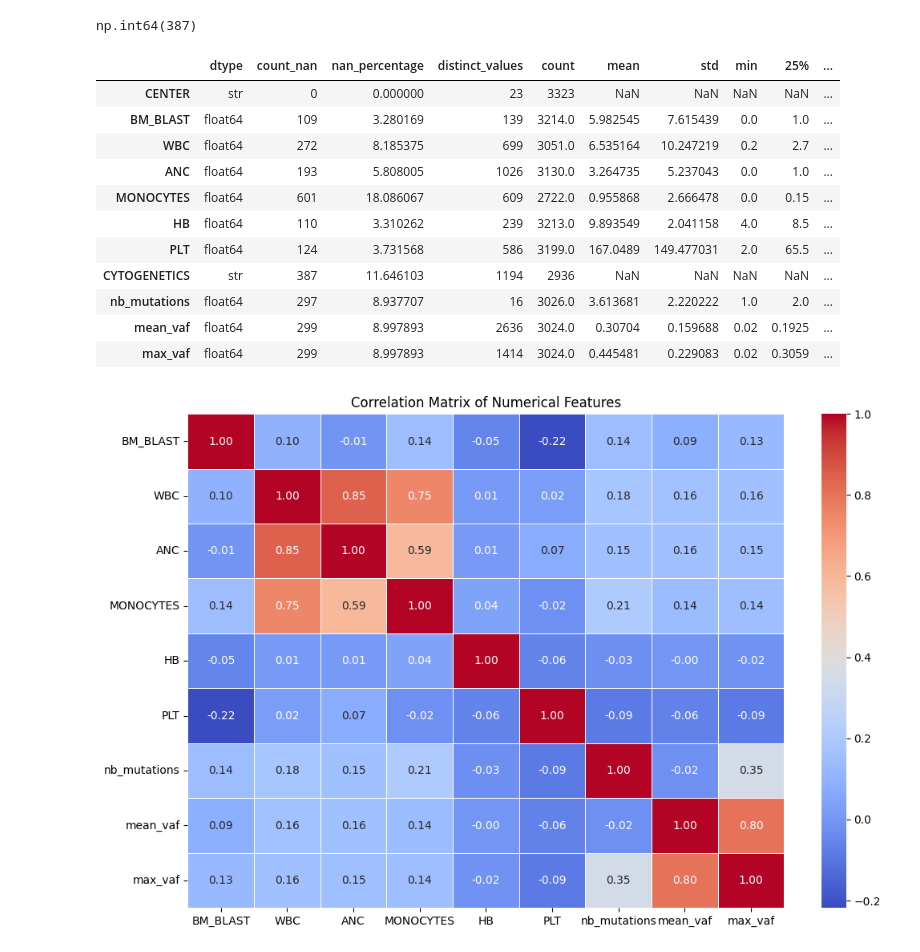
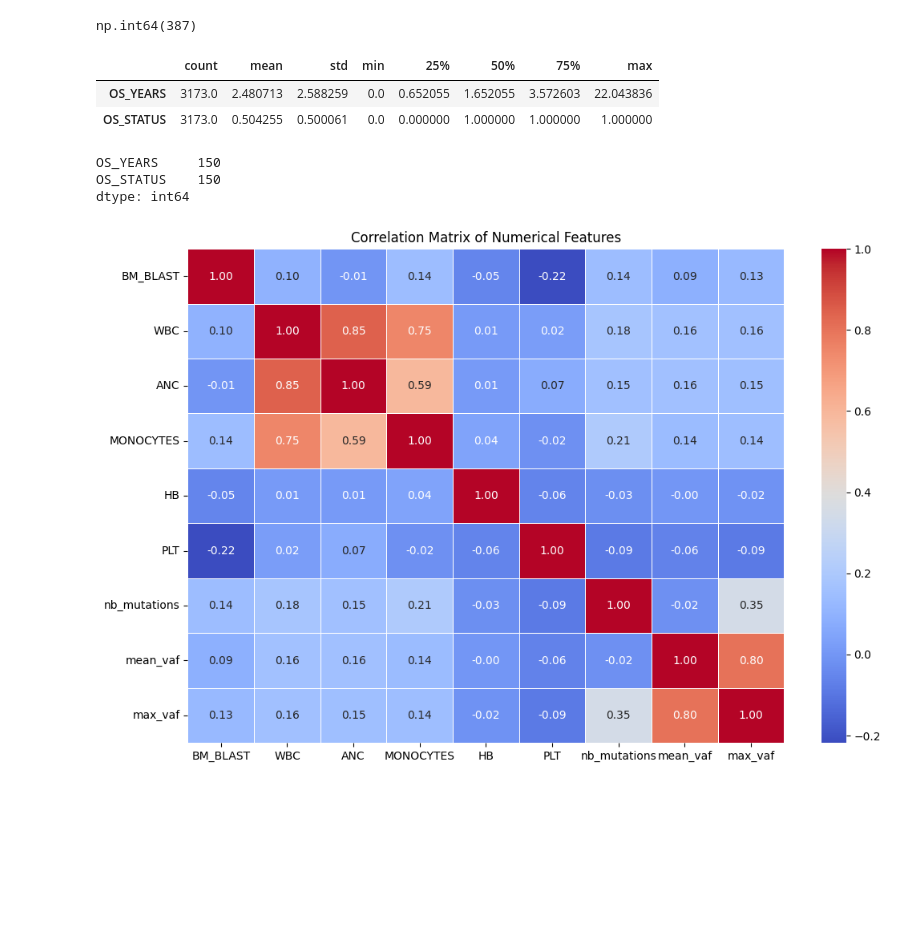
Before and after one commit to od121212/Leukemia-Survival-Rate, a Jupyter notebook: Sandbox.ipynb, the cells around one changed output. Cells and saved outputs as stored; diff of their text form; code cells hidden in the pictures; blank space fills up the shorter version.

```diff
--- a/Sandbox.ipynb
+++ b/Sandbox.ipynb
@@ -120,20 +190,17 @@ np.int64(387)
 # %%
 dtm = DataViewer(final_df, target_df)
 # %%
-dtm.stats_analysis()
+dtm.target_analysis()
 # %% [output]
-|  | dtype | count_nan | nan_percentage | distinct_values | count | mean | std | min | 25% | ... |
-| CENTER | str | 0 | 0.000000 | 23 | 3323 | NaN | NaN | NaN | NaN | ... |
-| BM_BLAST | float64 | 109 | 3.280169 | 139 | 3214.0 | 5.982545 | 7.615439 | 0.0 | 1.0 | ... |
-| WBC | float64 | 272 | 8.185375 | 699 | 3051.0 | 6.535164 | 10.247219 | 0.2 | 2.7 | ... |
-| ANC | float64 | 193 | 5.808005 | 1026 | 3130.0 | 3.264735 | 5.237043 | 0.0 | 1.0 | ... |
-| MONOCYTES | float64 | 601 | 18.086067 | 609 | 2722.0 | 0.955868 | 2.666478 | 0.0 | 0.15 | ... |
-| HB | float64 | 110 | 3.310262 | 239 | 3213.0 | 9.893549 | 2.041158 | 4.0 | 8.5 | ... |
-| PLT | float64 | 124 | 3.731568 | 586 | 3199.0 | 167.0489 | 149.477031 | 2.0 | 65.5 | ... |
-| CYTOGENETICS | str | 387 | 11.646103 | 1194 | 2936 | NaN | NaN | NaN | NaN | ... |
-| nb_mutations | float64 | 297 | 8.937707 | 16 | 3026.0 | 3.613681 | 2.220222 | 1.0 | 2.0 | ... |
-| mean_vaf | float64 | 299 | 8.997893 | 2636 | 3024.0 | 0.30704 | 0.159688 | 0.02 | 0.1925 | ... |
-| max_vaf | float64 | 299 | 8.997893 | 1414 | 3024.0 | 0.445481 | 0.229083 | 0.02 | 0.3059 | ... |
+|  | count | mean | std | min | 25% | 50% | 75% | max |
+| OS_YEARS | 3173.0 | 2.480713 | 2.588259 | 0.0 | 0.652055 | 1.652055 | 3.572603 | 22.043836 |
+| OS_STATUS | 3173.0 | 0.504255 | 0.500061 | 0.0 | 0.000000 | 1.000000 | 1.000000 | 1.000000 |
+# %%
+target_df.isna().sum()
+# %% [output]
+OS_YEARS     150
+OS_STATUS    150
+dtype: int64
 # %%
 dtm.plot_correlation_matrix()
 # %% [output]
```
Also changed, not shown: parts of 7 cells of this notebook, 2 other files.
